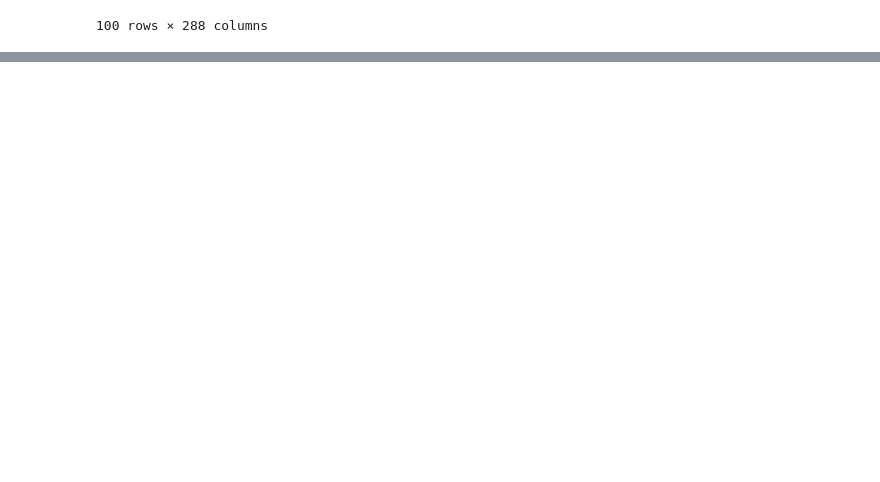
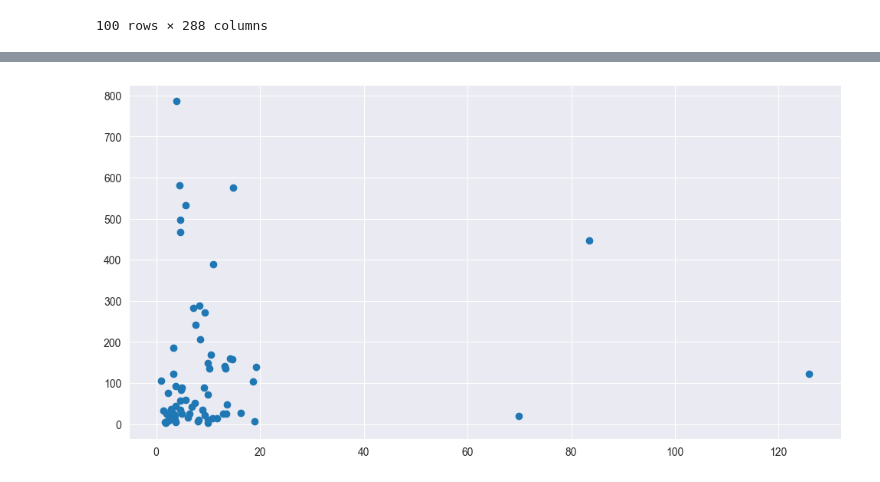
Before and after one commit to hodge-py/PyAdvisor, a Jupyter notebook: MLStockModels.ipynb, the cells around one changed output, grey strips where cells are left out. Drawn from its saved outputs; the diff is of its cells as text; code cells hidden in the pictures; blank space fills up the shorter version.

```diff
--- a/MLStockModels.ipynb
+++ b/MLStockModels.ipynb
@@ -115,7 +115,7 @@ print(fairValue)
 fairValuedf = pd.DataFrame(np.array(fairValue))
 new_df.insert(loc=0, column='Fair Value', value=fairValuedf)
 # %%
-new_df.head(100)
+new_df2 = new_df.drop(19)
 # %% [output]
 |  | Fair Value | eps2019 | eps2018 | 0 | 1 | symbol | company | sector | subsector | ... |
 | 0 | 389.456225 | 15.578249 | 9.095037 | 172.259995 | 293.649994 | AAPL | Apple Inc. | Information Technology | Technology Hardware, Storage & Pe... | ... |
@@ -132,0 +149,5 @@ new_df.head(100)
+# %%
+plt.scatter(new_df2["price_to_book_ratio_2019"],new_df2['Fair Value'])
+plt.show()
+# %% [output]
+[figure, added]
```
Also changed, not shown: parts of 1 cell of this notebook.
